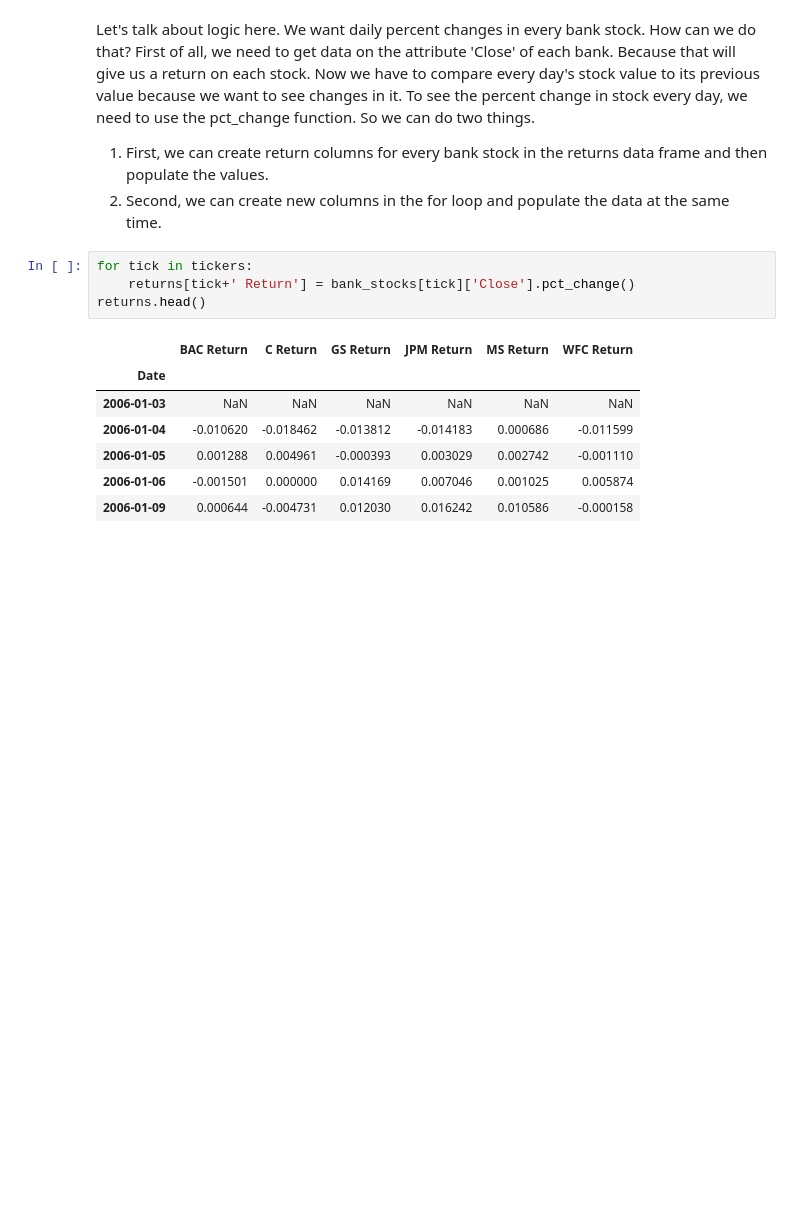
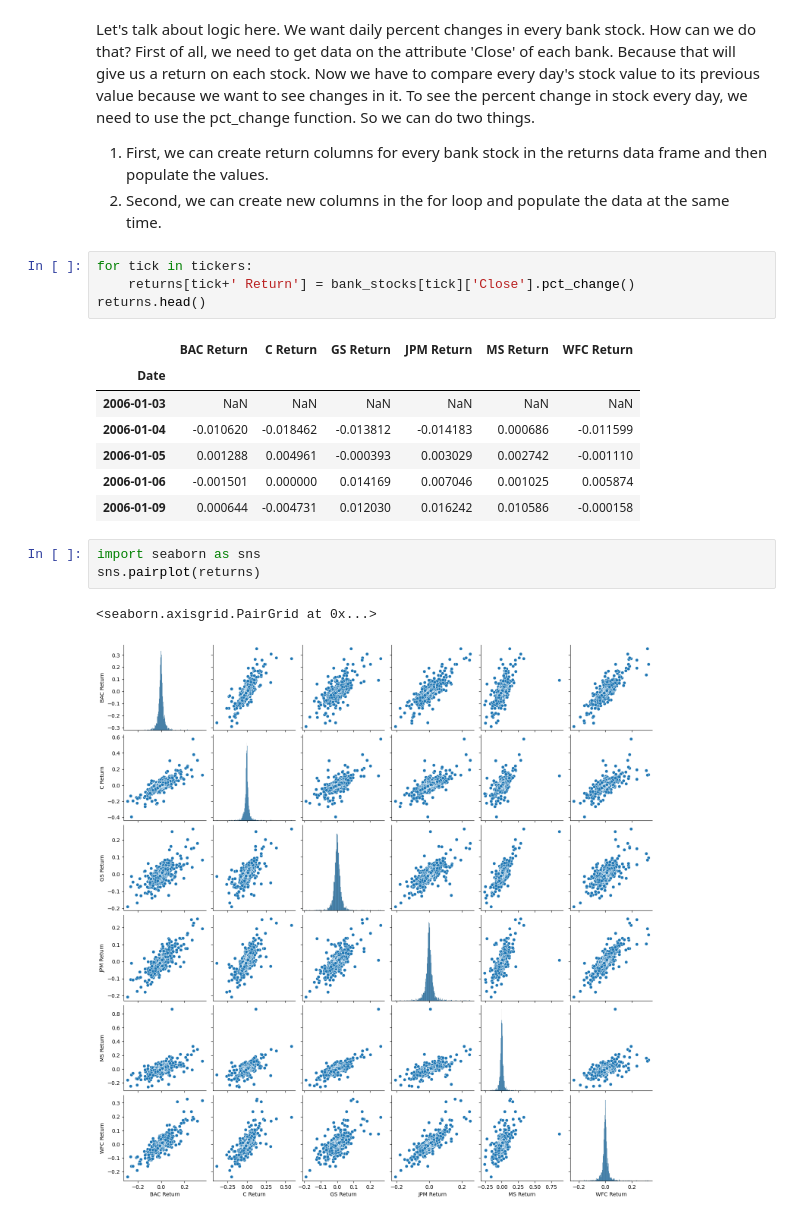
Before and after one commit to SiddheshDaphane/Finance-Data-Project, a Jupyter notebook: finance_project.ipynb, the cells around one changed output. Cells and saved outputs as stored; diff of their text form; blank space fills up the shorter version.

```diff
--- a/finance_project.ipynb
+++ b/finance_project.ipynb
@@ -211,3 +211,9 @@ returns.head()
 | 2006-01-05 | 0.001288 | 0.004961 | -0.000393 | 0.003029 | 0.002742 | -0.001110 |
 | 2006-01-06 | -0.001501 | 0.000000 | 0.014169 | 0.007046 | 0.001025 | 0.005874 |
 | 2006-01-09 | 0.000644 | -0.004731 | 0.012030 | 0.016242 | 0.010586 | -0.000158 |
+# %%
+import seaborn as sns
+sns.pairplot(returns)
+# %% [output]
+<seaborn.axisgrid.PairGrid at 0x...>
+[figure, added]
```
Also changed, not shown: parts of 5 cells of this notebook.
